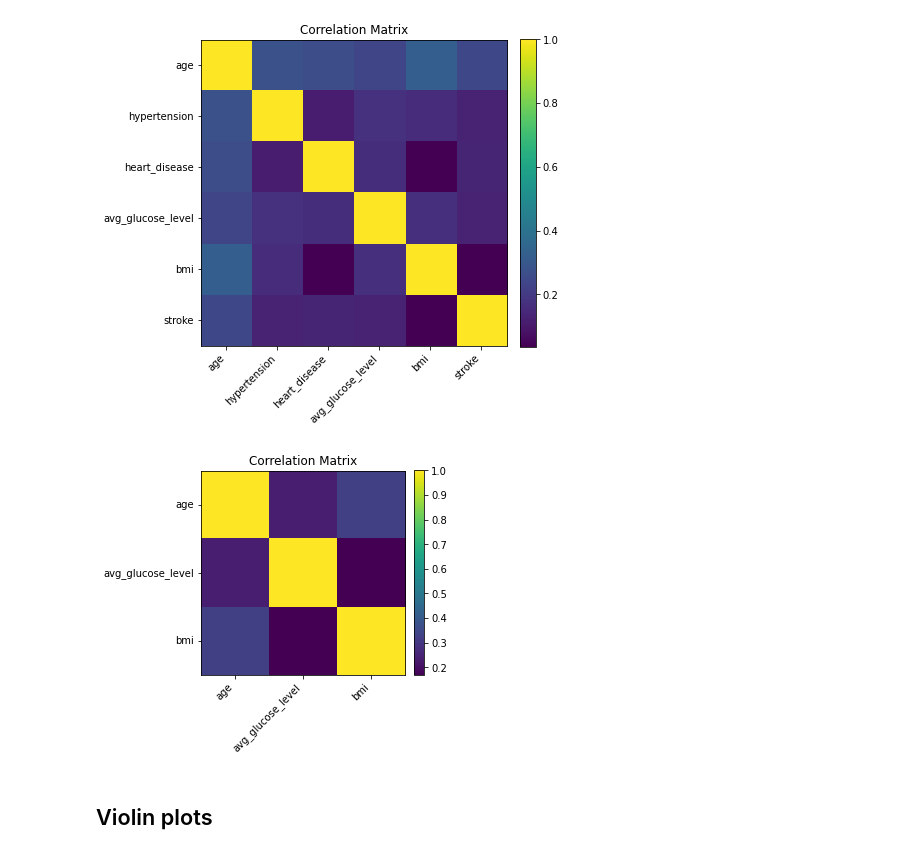
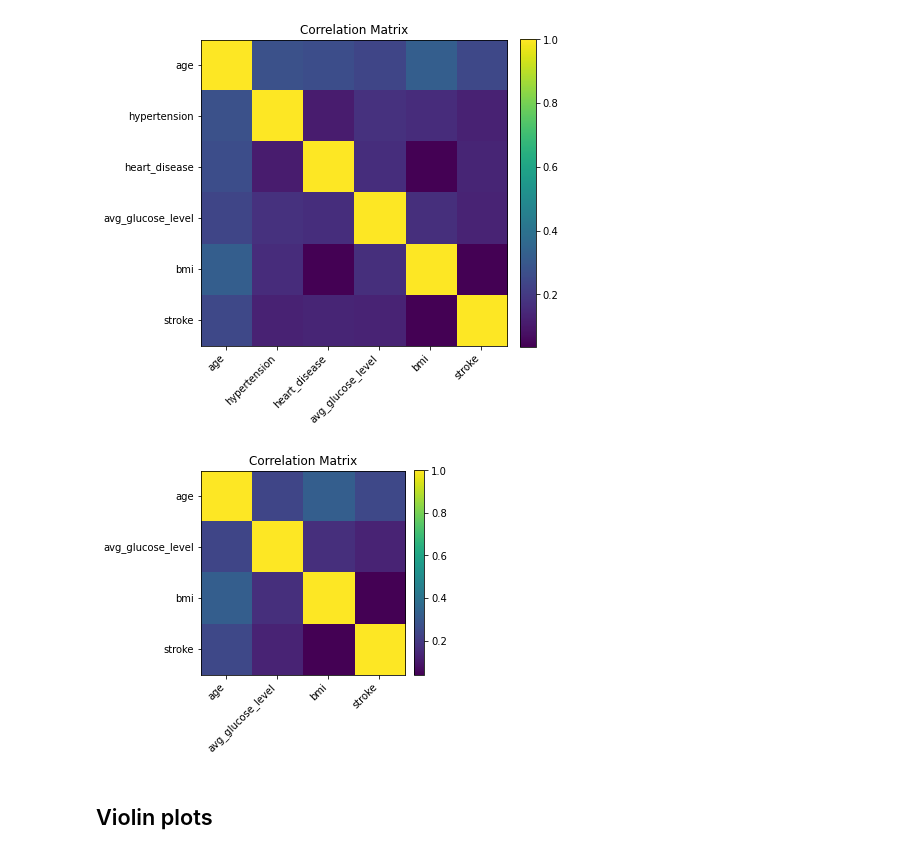
Before and after one commit to danisuar3z/ML_UNSAM_grupo1, a Jupyter notebook: stroke.ipynb, the cells around one changed output. Saved outputs shown, nothing was run; the diff lists cells and outputs as text; code cells hidden in the pictures.

```diff
--- a/stroke.ipynb
+++ b/stroke.ipynb
@@ -112,14 +125,15 @@ plt.show()
 # %%
 # Dejo las columnas numéricas, que tiene más sentido tiene dejar (creo)
 plt.figure(figsize=(4, 4))
-plt.imshow(num_df.corr())
+num_df2 = df[["age", "avg_glucose_level", "bmi","stroke"]]
+plt.imshow(num_df2.corr())
 plt.colorbar(fraction=0.0459, pad=0.04)  # Magia que encontré online para que la colorbar quede alineada
 plt.title("Correlation Matrix")
-plt.xticks(np.arange(3), num_df.columns, rotation=45, ha='right', va='top')
-plt.yticks(np.arange(3), num_df.columns, rotation=0, ha='right', va='center')
+plt.xticks(np.arange(4), num_df2.columns, rotation=45, ha='right', va='top')
+plt.yticks(np.arange(4), num_df2.columns, rotation=0, ha='right', va='center')
 plt.show()
 # %% [output]
-[figure, old version]
+[figure, new version]
 # %% [markdown]
 ## Violin plots <a class="anchor" id="violin">
 # %%
```
Also changed, not shown: parts of 9 cells of this notebook, 1 other file.
